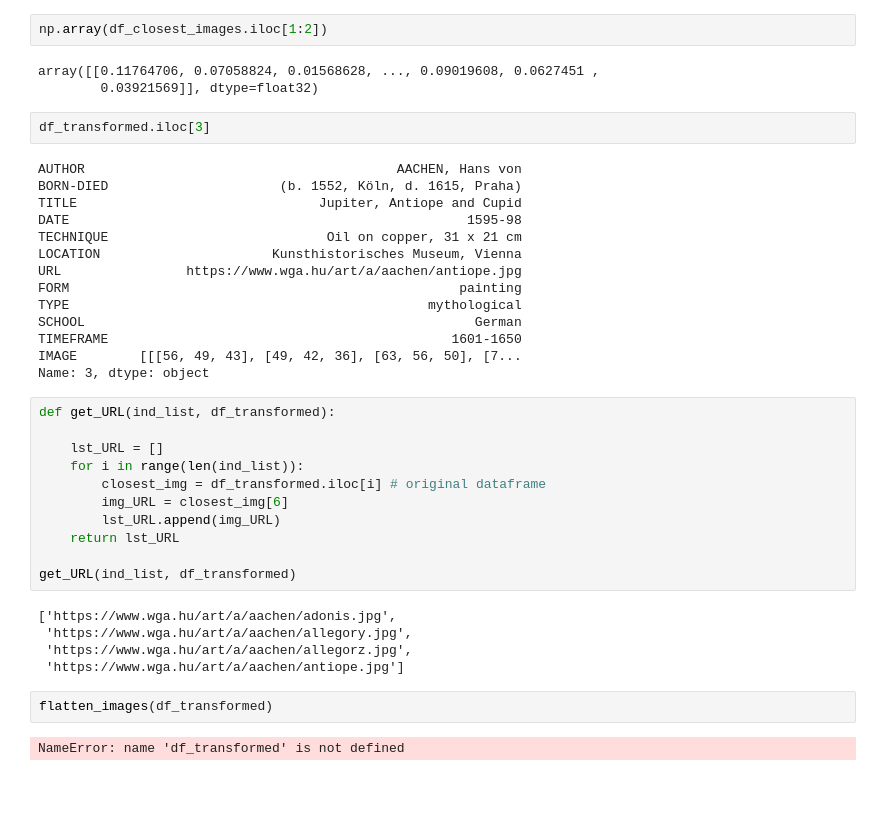
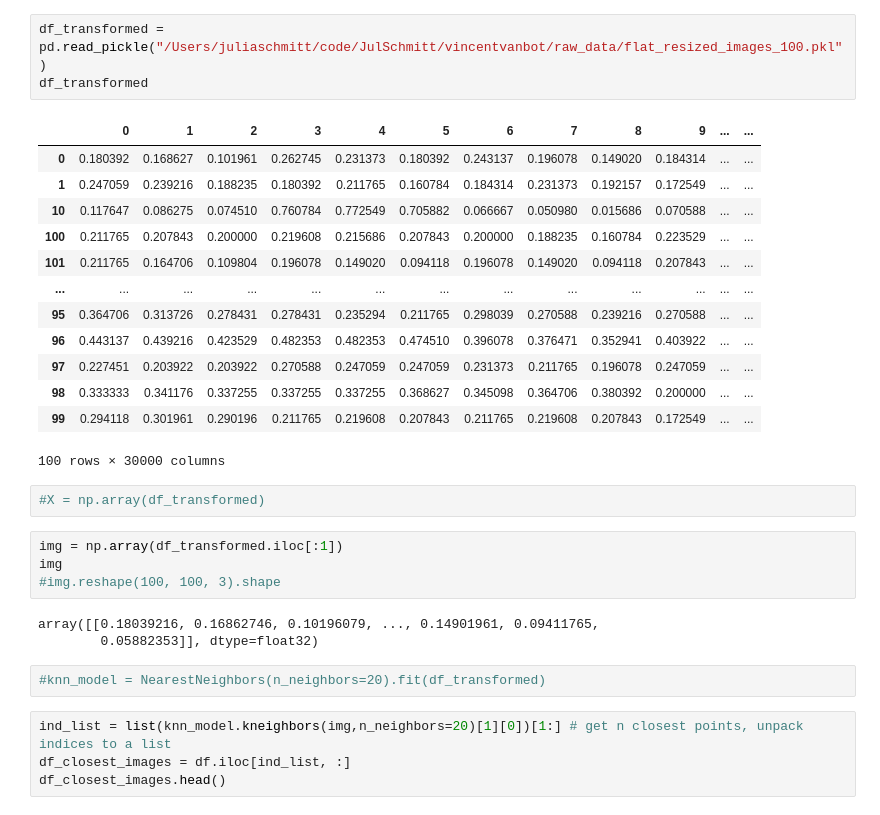
Before and after one commit to seve-26/vincentvanbot, a Jupyter notebook: notebooks/data-retrieval/wga-dataset-julia.ipynb, the cells around one changed output. Saved outputs shown, nothing was run; the diff lists cells and outputs as text; blank space fills up the shorter version.

```diff
--- a/notebooks/data-retrieval/wga-dataset-julia.ipynb
+++ b/notebooks/data-retrieval/wga-dataset-julia.ipynb
@@ -354,41 +4,32 @@ df_closest_images.iloc[1:2]
-# %%
-np.array(df_closest_images.iloc[1:2])
-# %% [output]
-array([[0.11764706, 0.07058824, 0.01568628, ..., 0.09019608, 0.0627451 ,
-        0.03921569]], dtype=float32)
-# %%
-df_transformed.iloc[3]
-# %% [output]
-AUTHOR                                        AACHEN, Hans von
-BORN-DIED                      (b. 1552, Köln, d. 1615, Praha)
-TITLE                               Jupiter, Antiope and Cupid
-DATE                                                   1595-98
-TECHNIQUE                            Oil on copper, 31 x 21 cm
-LOCATION                      Kunsthistorisches Museum, Vienna
-URL                https://www.wga.hu/art/a/aachen/antiope.jpg
-FORM                                                  painting
-TYPE                                              mythological
-SCHOOL                                                  German
-TIMEFRAME                                            1601-1650
-IMAGE        [[[56, 49, 43], [49, 42, 36], [63, 56, 50], [7...
-Name: 3, dtype: object
-# %%
-def get_URL(ind_list, df_transformed):
-
-    lst_URL = []
-    for i in range(len(ind_list)):
-        closest_img = df_transformed.iloc[i] # original dataframe
-        img_URL = closest_img[6]
-        lst_URL.append(img_URL)
-    return lst_URL
-
-get_URL(ind_list, df_transformed)
-# %% [output]
-['https://www.wga.hu/art/a/aachen/adonis.jpg',
- 'https://www.wga.hu/art/a/aachen/allegory.jpg',
- 'https://www.wga.hu/art/a/aachen/allegorz.jpg',
- 'https://www.wga.hu/art/a/aachen/antiope.jpg']
-# %%
-flatten_images(df_transformed)
-# %% [output]
-NameError: name 'df_transformed' is not defined
+# %%
+df_transformed = pd.read_pickle("/Users/juliaschmitt/code/JulSchmitt/vincentvanbot/raw_data/flat_resized_images_100.pkl")
+df_transformed
+# %% [output]
+|  | 0 | 1 | 2 | 3 | 4 | 5 | 6 | 7 | 8 | 9 | ... | ... |
+| 0 | 0.180392 | 0.168627 | 0.101961 | 0.262745 | 0.231373 | 0.180392 | 0.243137 | 0.196078 | 0.149020 | 0.184314 | ... | ... |
+| 1 | 0.247059 | 0.239216 | 0.188235 | 0.180392 | 0.211765 | 0.160784 | 0.184314 | 0.231373 | 0.192157 | 0.172549 | ... | ... |
+| 10 | 0.117647 | 0.086275 | 0.074510 | 0.760784 | 0.772549 | 0.705882 | 0.066667 | 0.050980 | 0.015686 | 0.070588 | ... | ... |
+| 100 | 0.211765 | 0.207843 | 0.200000 | 0.219608 | 0.215686 | 0.207843 | 0.200000 | 0.188235 | 0.160784 | 0.223529 | ... | ... |
+| 101 | 0.211765 | 0.164706 | 0.109804 | 0.196078 | 0.149020 | 0.094118 | 0.196078 | 0.149020 | 0.094118 | 0.207843 | ... | ... |
+| ... | ... | ... | ... | ... | ... | ... | ... | ... | ... | ... | ... | ... |
+| 95 | 0.364706 | 0.313726 | 0.278431 | 0.278431 | 0.235294 | 0.211765 | 0.298039 | 0.270588 | 0.239216 | 0.270588 | ... | ... |
+| 96 | 0.443137 | 0.439216 | 0.423529 | 0.482353 | 0.482353 | 0.474510 | 0.396078 | 0.376471 | 0.352941 | 0.403922 | ... | ... |
+| 97 | 0.227451 | 0.203922 | 0.203922 | 0.270588 | 0.247059 | 0.247059 | 0.231373 | 0.211765 | 0.196078 | 0.247059 | ... | ... |
+| 98 | 0.333333 | 0.341176 | 0.337255 | 0.337255 | 0.337255 | 0.368627 | 0.345098 | 0.364706 | 0.380392 | 0.200000 | ... | ... |
+| 99 | 0.294118 | 0.301961 | 0.290196 | 0.211765 | 0.219608 | 0.207843 | 0.211765 | 0.219608 | 0.207843 | 0.172549 | ... | ... |
+100 rows × 30000 columns
+# %%
+#X = np.array(df_transformed)
+# %%
+img = np.array(df_transformed.iloc[:1])
+img
+#img.reshape(100, 100, 3).shape
+# %% [output]
+array([[0.18039216, 0.16862746, 0.10196079, ..., 0.14901961, 0.09411765,
+        0.05882353]], dtype=float32)
+# %%
+#knn_model = NearestNeighbors(n_neighbors=20).fit(df_transformed)
+# %%
+ind_list = list(knn_model.kneighbors(img,n_neighbors=20)[1][0])[1:] # get n closest points, unpack indices to a list
+df_closest_images = df.iloc[ind_list, :]
+df_closest_images.head()
```
Also changed, not shown: parts of 73 cells of this notebook, 2 other files.
